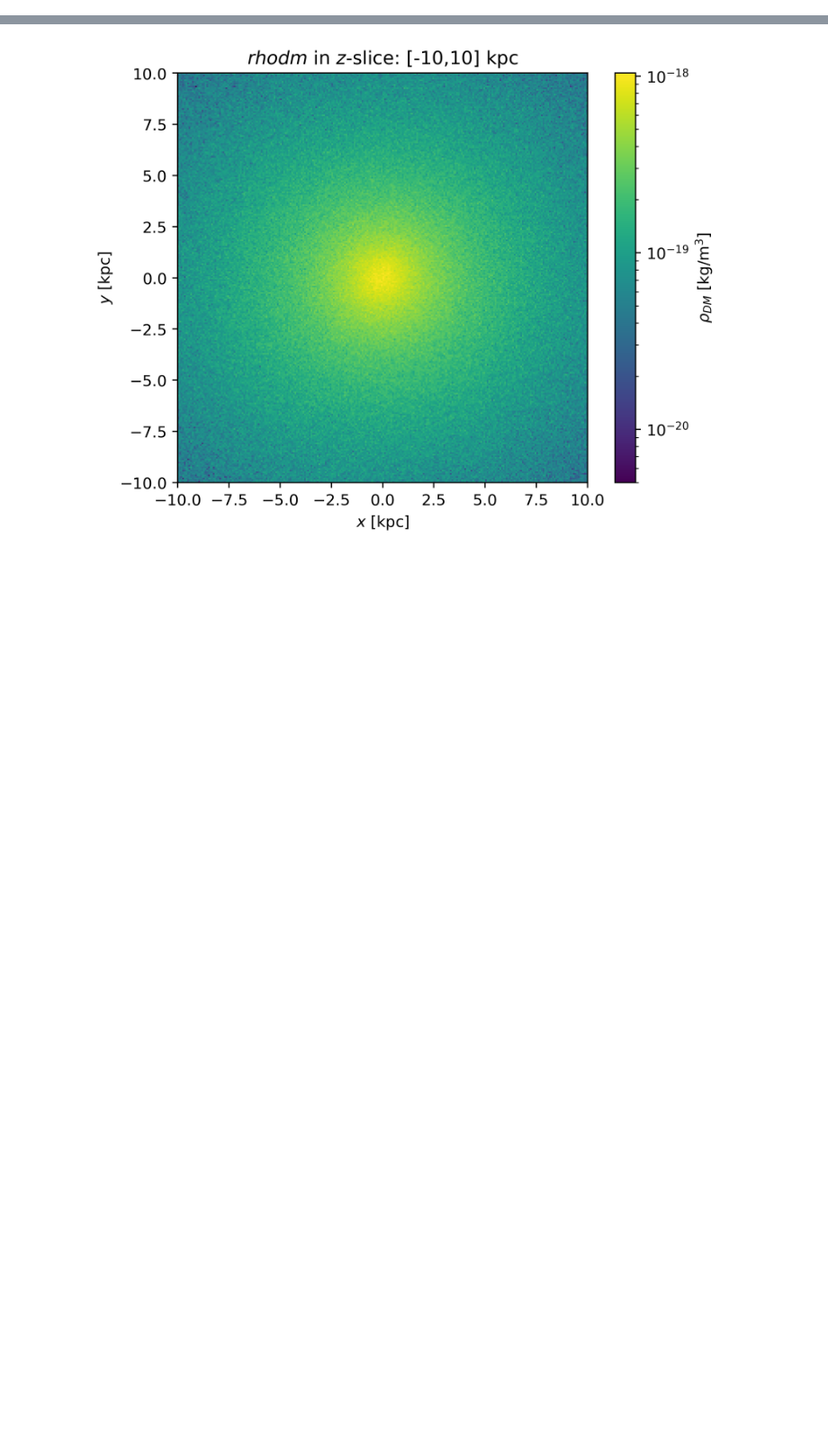
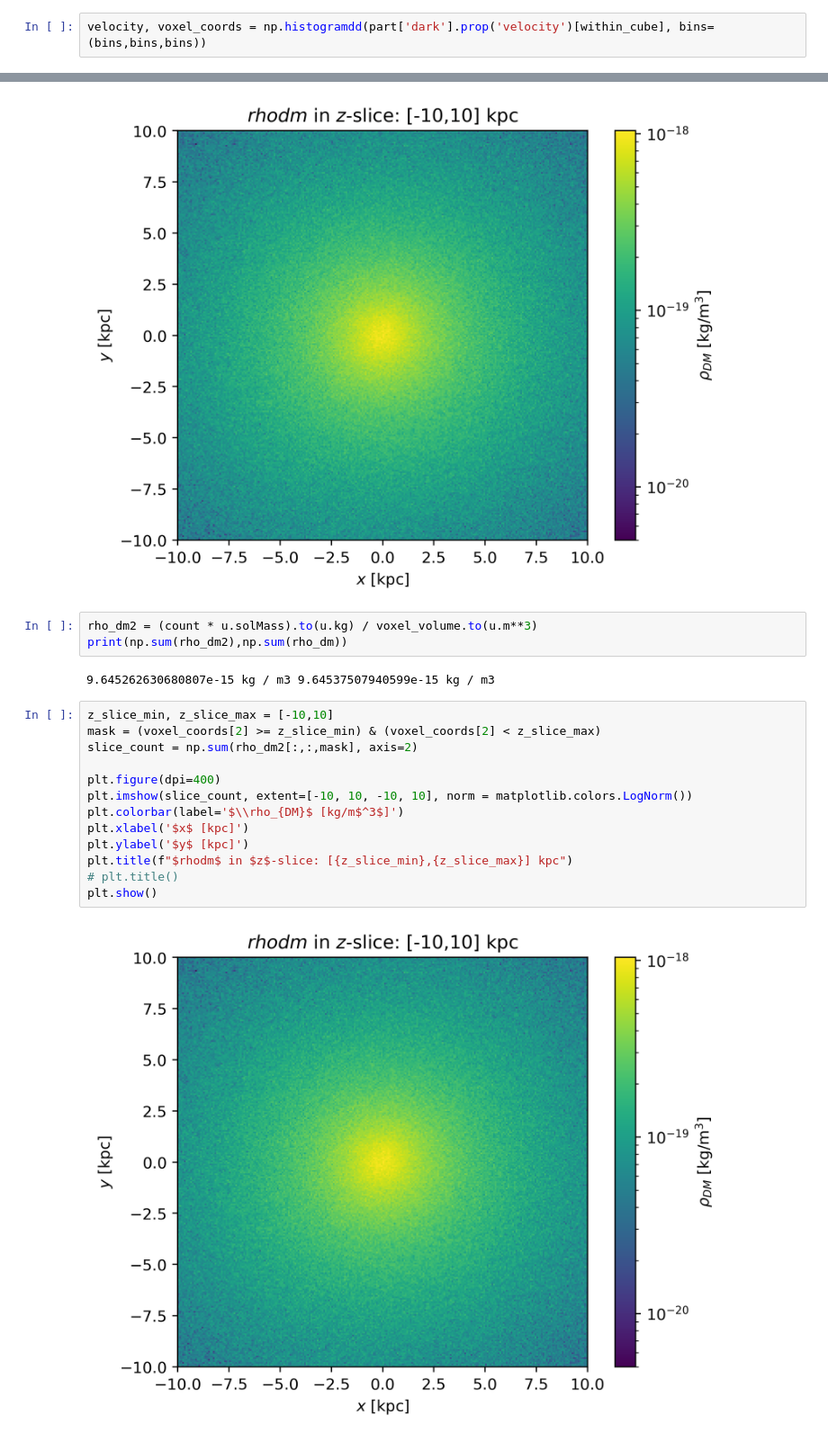
Before and after one commit to msekatchev/nugget_emissions_backup, a Jupyter notebook: FIRE_create_data_cubes.ipynb, the cells around one changed output, grey strips where cells are left out. Shown at 90% size. Saved outputs shown, nothing was run; the diff lists cells and outputs as text; blank space fills up the shorter version.

```diff
--- a/FIRE_create_data_cubes.ipynb
+++ b/FIRE_create_data_cubes.ipynb
@@ -96,0 +289,2 @@ if perform_sanity_check:
+# %%
+velocity, voxel_coords = np.histogramdd(part['dark'].prop('velocity')[within_cube], bins=(bins,bins,bins))
@@ -115,3 +377,23 @@ plt.title(f"$rhodm$ in $z$-slice: [{z_slice_min},{z_slice_max}] kpc")
 plt.show()
 # %% [output]
 [figure]
+# %%
+rho_dm2 = (count * u.solMass).to(u.kg) / voxel_volume.to(u.m**3)
+print(np.sum(rho_dm2),np.sum(rho_dm))
+# %% [output]
+9.645262630680807e-15 kg / m3 9.64537507940599e-15 kg / m3
+# %%
+z_slice_min, z_slice_max = [-10,10]
+mask = (voxel_coords[2] >= z_slice_min) & (voxel_coords[2] < z_slice_max)
+slice_count = np.sum(rho_dm2[:,:,mask], axis=2)
+
+plt.figure(dpi=400)
+plt.imshow(slice_count, extent=[-10, 10, -10, 10], norm = matplotlib.colors.LogNorm())
+plt.colorbar(label='$\\rho_{DM}$ [kg/m$^3$]')
+plt.xlabel('$x$ [kpc]')
+plt.ylabel('$y$ [kpc]')
+plt.title(f"$rhodm$ in $z$-slice: [{z_slice_min},{z_slice_max}] kpc")
+# plt.title()
+plt.show()
+# %% [output]
+[figure, added]
```
Also changed, not shown: parts of 26 cells of this notebook, 1 other file.
